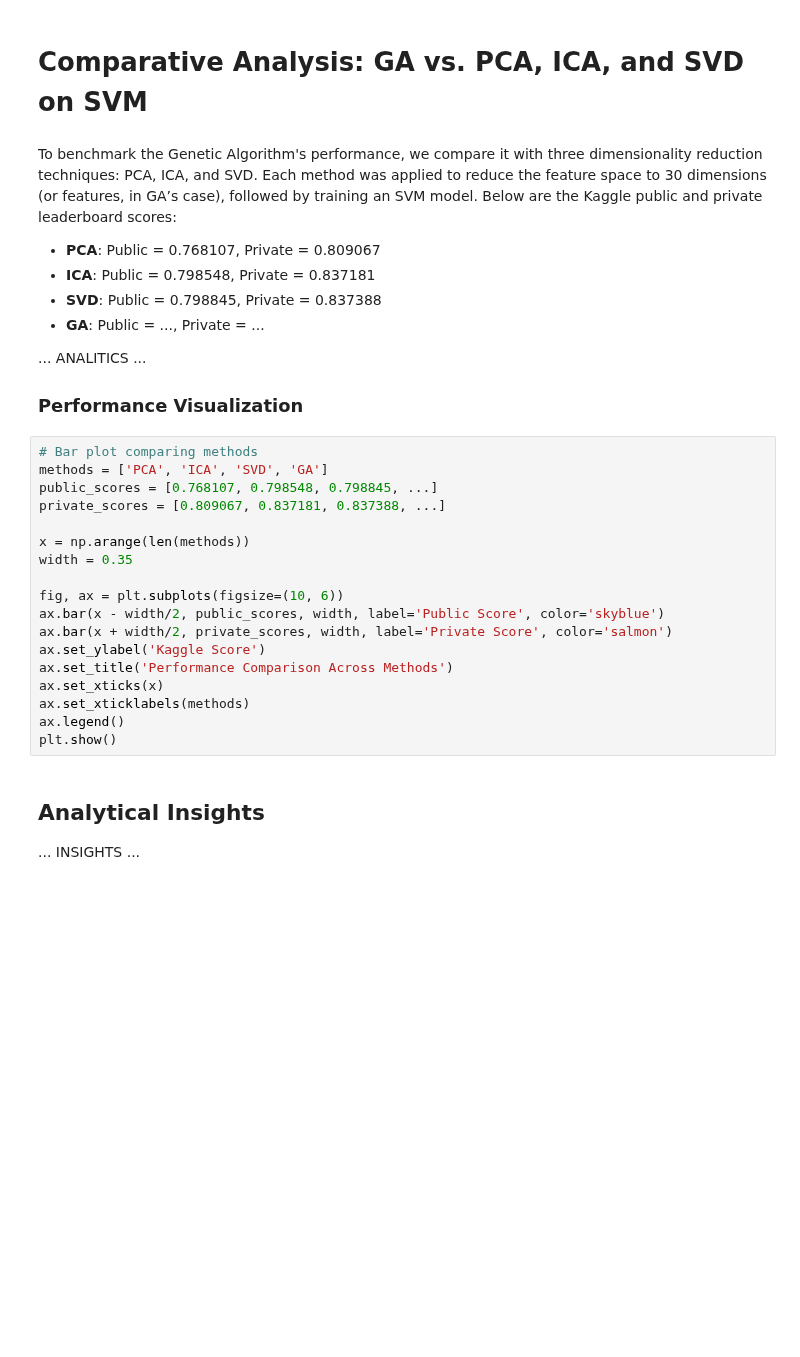
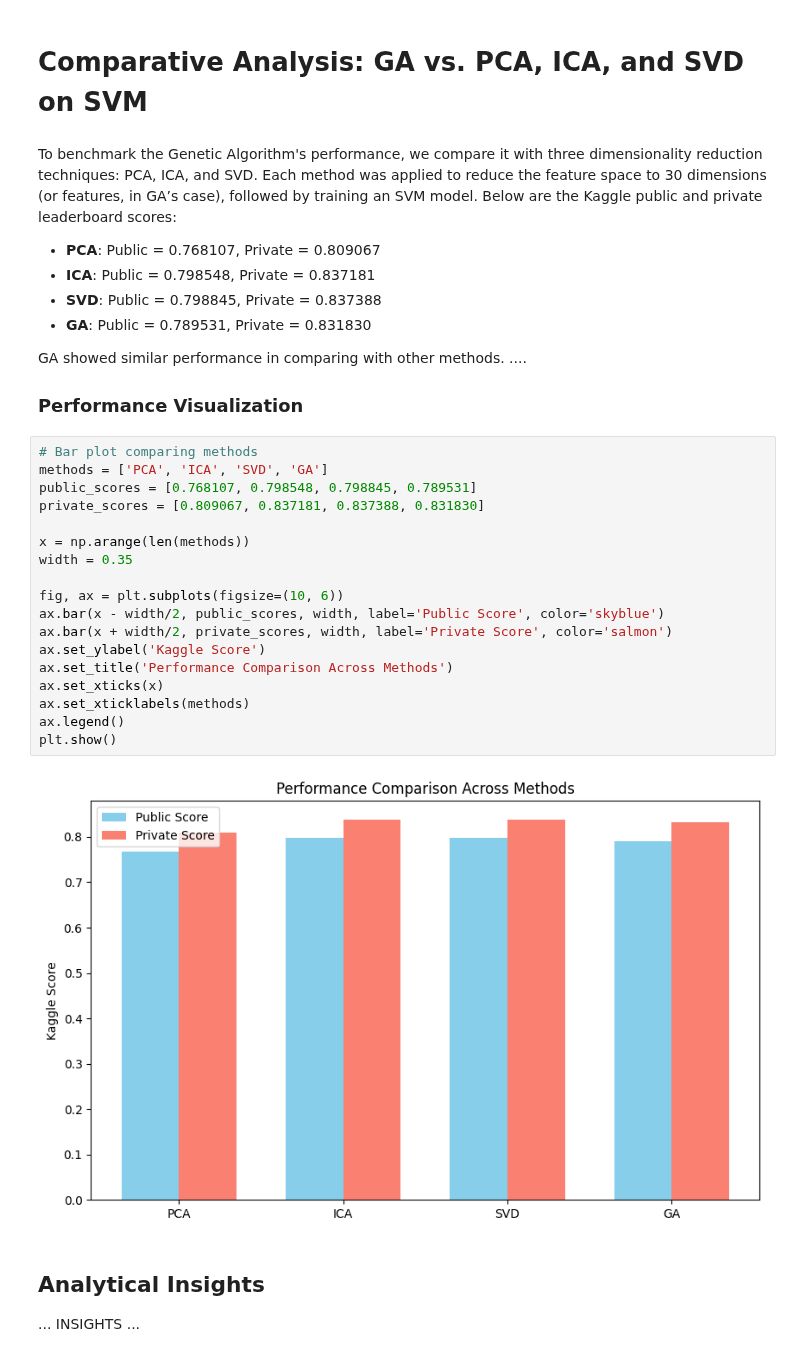
Before and after one commit to poinka/FraudDetection, a Jupyter notebook: main.ipynb, the cells around one changed output. Cells and saved outputs as stored; diff of their text form; blank space fills up the shorter version.

```diff
--- a/main.ipynb
+++ b/main.ipynb
@@ -701,29 +702,31 @@ To benchmark the Genetic Algorithm's performance, we compare it with three dimen
 - **PCA**: Public = 0.768107, Private = 0.809067
 - **ICA**: Public = 0.798548, Private = 0.837181
 - **SVD**: Public = 0.798845, Private = 0.837388
-- **GA**: Public = ..., Private = ...
+- **GA**: Public = 0.789531, Private = 0.831830
 
-... ANALITICS ...
+GA showed similar performance in comparing with other methods. ....
 
 ### Performance Visualization
 # %%
 # Bar plot comparing methods
 methods = ['PCA', 'ICA', 'SVD', 'GA']
-public_scores = [0.768107, 0.798548, 0.798845, ...]
-private_scores = [0.809067, 0.837181, 0.837388, ...]
+public_scores = [0.768107, 0.798548, 0.798845, 0.789531]
+private_scores = [0.809067, 0.837181, 0.837388, 0.831830]
 
 x = np.arange(len(methods))
 width = 0.35
 
 fig, ax = plt.subplots(figsize=(10, 6))
 ax.bar(x - width/2, public_scores, width, label='Public Score', color='skyblue')
 ax.bar(x + width/2, private_scores, width, label='Private Score', color='salmon')
 ax.set_ylabel('Kaggle Score')
 ax.set_title('Performance Comparison Across Methods')
 ax.set_xticks(x)
 ax.set_xticklabels(methods)
 ax.legend()
 plt.show()
+# %% [output]
+[figure, added]
 # %% [markdown]
 ## Analytical Insights
 
```
Also changed, not shown: parts of 2 cells of this notebook.
